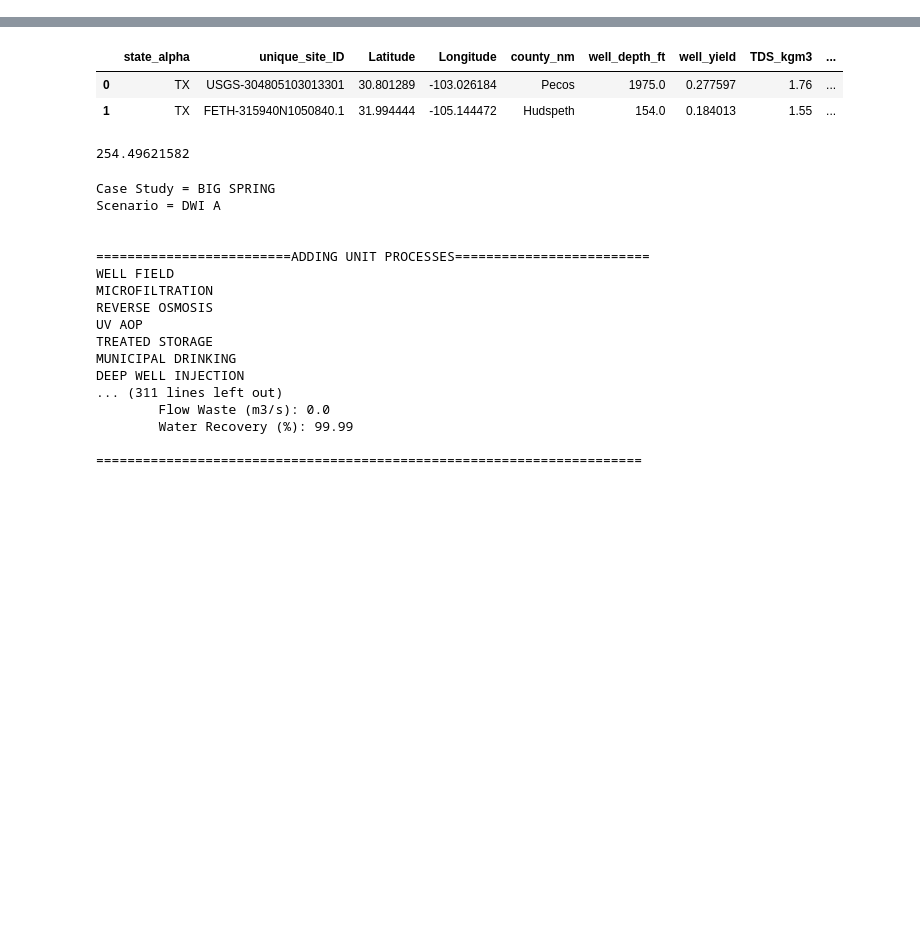
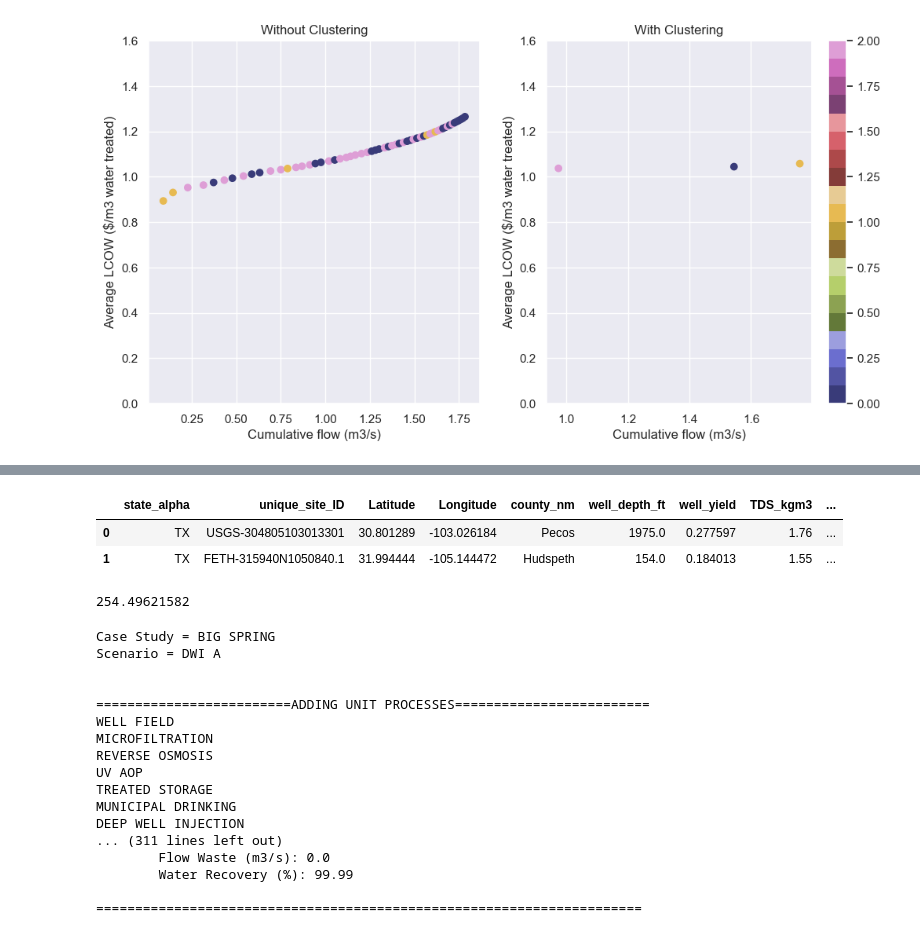
Before and after one commit to MuktaHardikar/WaterTAP3, a Jupyter notebook: watertap3/watertap3/bw_kmean_clustering_lcow.ipynb, the cells around one changed output, grey strips where cells are left out. Saved outputs shown, nothing was run; the diff lists cells and outputs as text; code cells hidden in the pictures; blank space fills up the shorter version.

```diff
--- a/watertap3/watertap3/bw_kmean_clustering_lcow.ipynb
+++ b/watertap3/watertap3/bw_kmean_clustering_lcow.ipynb
@@ -23,0 +58,3 @@ from watertap3.utils.post_processing import get_results_table
+# %%
+condensed_subcluster_bw_df = condense_subcluster_table(bw_cluster_kmeans)
+condensed_subcluster_bw_df.head(5)
@@ -23,0 +69,3 @@ from watertap3.utils.post_processing import get_results_table
+# %%
+condensed_cluster_bw_df = condense_cluster_table(condensed_subcluster_bw_df)
+condensed_cluster_bw_df.head(5)
@@ -23,0 +94,3 @@ from watertap3.utils.post_processing import get_results_table
+# %%
+condensed_cluster_bw_df = calc_cluster_lcow(condensed_cluster_bw_df,dist_to_dwi = 16.0934)
+condensed_cluster_bw_df.head(5)
@@ -23,0 +119,4 @@ from watertap3.utils.post_processing import get_results_table
+# %%
+plot_supply_curve(bw_cluster_kmeans,condensed_cluster_bw_df,state_alpha)
+# %% [output]
+[figure, added]
```
Also changed, not shown: parts of 20 cells of this notebook, 3 other files.
